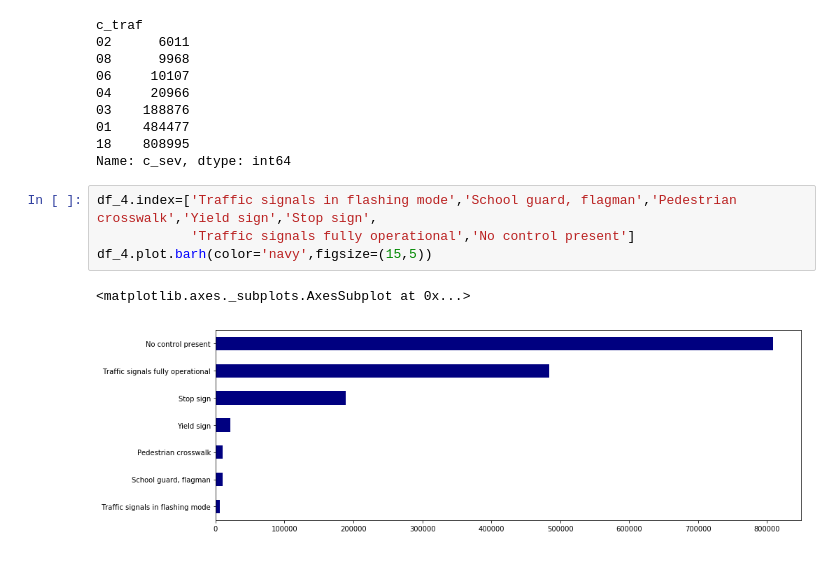
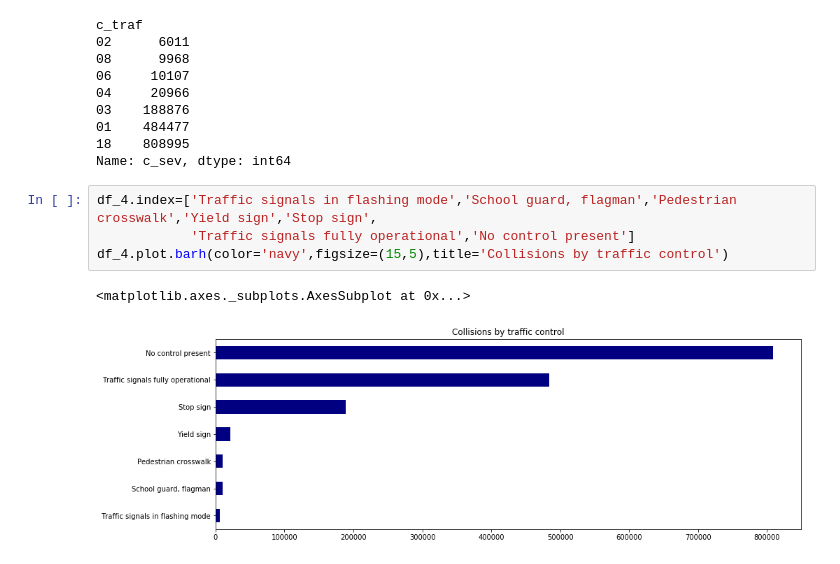
Before and after one commit to rynho/3250-G3, a Jupyter notebook: jupyterNB/G3_Project_Boris.ipynb, the cells around one changed output. Cells and saved outputs as stored; diff of their text form.

```diff
--- a/jupyterNB/G3_Project_Boris.ipynb
+++ b/jupyterNB/G3_Project_Boris.ipynb
@@ -309,7 +309,7 @@ Name: c_sev, dtype: int64
 # %%
 df_4.index=['Traffic signals in flashing mode','School guard, flagman','Pedestrian crosswalk','Yield sign','Stop sign',
             'Traffic signals fully operational','No control present']
-df_4.plot.barh(color='navy',figsize=(15,5))
+df_4.plot.barh(color='navy',figsize=(15,5),title='Collisions by traffic control')
 # %% [output]
 <matplotlib.axes._subplots.AxesSubplot at 0x...>
-[figure, old version]
+[figure, new version]
```
Also changed, not shown: parts of 2 cells of this notebook.
